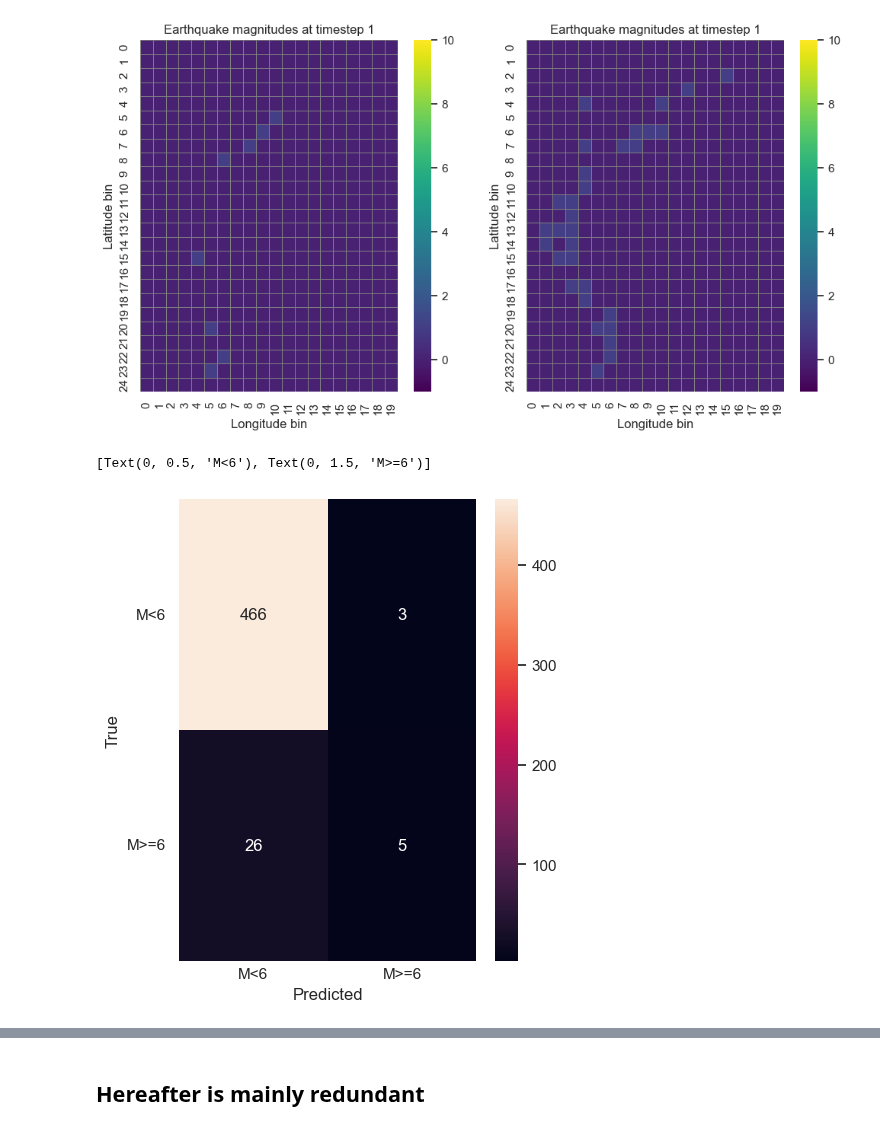
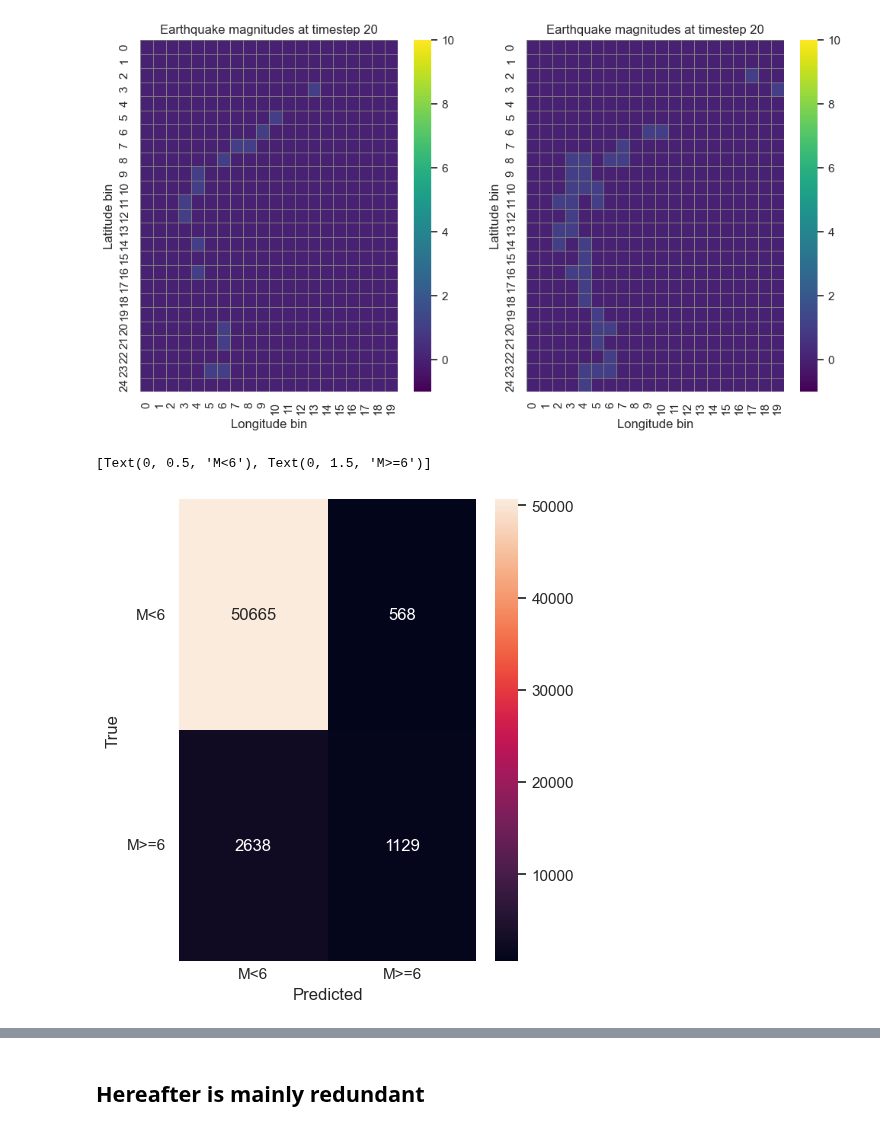
Before and after one commit to TheTrueSquirrel/thesis_spring_2023, a Jupyter notebook: sketch3.ipynb, the cells around one changed output, grey strips where cells are left out. Cells and saved outputs as stored; diff of their text form; code cells hidden in the pictures.

Commit message:
convLSTM best performance until now

```diff
--- a/sketch3.ipynb
+++ b/sketch3.ipynb
@@ -803,7 +807,7 @@ from sklearn.model_selection import train_test_split
 # split data in train en test set
 dataset_convLSTM = tensor_convLSTM.reshape((tensor_convLSTM.shape[1], tensor_convLSTM.shape[2], tensor_convLSTM.shape[3], tensor_convLSTM.shape[4]))
 
-train, val_test = train_test_split(dataset_convLSTM, test_size=.3, shuffle=False, random_state=43)
+train, val_test = train_test_split(dataset_convLSTM, test_size=.4, shuffle=False, random_state=43)
 val, test = train_test_split(val_test, test_size=.5, shuffle=False, random_state=43)
 
 """
@@ -828,11 +834,11 @@ x_test, y_test = create_shifted_frames(test)
 from tensorflow.keras.preprocessing import timeseries_dataset_from_array
 import tensorflow as tf
 
-def dataset_generator(data, seq_length):
+def dataset_generator(data, seq_length, cutoff):
 
-  input_data = data[:-seq_length]
+  input_data = data # data[:-seq_length]
   targets = data[seq_length:]
-  dataset = timeseries_dataset_from_array(input_data, (targets >= 4.5).astype(int), sequence_length=seq_length, sampling_rate=1, sequence_stride=1, shuffle=False, batch_size=len(data))
+  dataset = timeseries_dataset_from_array(input_data, (targets >= cutoff).astype(int), sequence_length=seq_length, sampling_rate=1, sequence_stride=1, shuffle=False, batch_size=len(data))
   """
   for batch in dataset:
     inputs, targets = batch
@@ -842,11 +848,11 @@ def dataset_generator(data, seq_length):
   return dataset
 
 # Set lookback timewindow
-timewindow = 12
+timewindow = 10
 
-train_dataset = dataset_generator(train, timewindow)
-val_dataset = dataset_generator(val, timewindow)
-test_dataset = dataset_generator(test, timewindow)
+train_dataset = dataset_generator(train, timewindow, 4.5)
+val_dataset = dataset_generator(val, timewindow, 4.5)
+test_dataset = dataset_generator(test, timewindow, 4.5)
 
 # Create train set
 for batch in train_dataset:
@@ -870,6 +876,7 @@ y_test = tf.reshape(y_test, shape=[y_test.shape[0], 1, y_test.shape[1], y_test.s
 # %%
 from keras import layers
 import keras
+keras.backend.clear_session()
 
 # Construct the inputut layer with no definite frame size.
 input = layers.Input(shape=(None, *X_train.shape[2:]))
@@ -879,15 +886,7 @@ input = layers.Input(shape=(None, *X_train.shape[2:]))
 x = layers.BatchNormalization()(input)
 x = layers.ConvLSTM2D(
     filters=12,
-    kernel_size=(5, 5),
-    padding="same",
-    return_sequences=True,
-    activation="tanh"
-)(x)
-x = layers.BatchNormalization()(x)
-x = layers.ConvLSTM2D(
-    filters=12,
-    kernel_size=(3, 3),
+    kernel_size=(2, 2),
     padding="same",
     return_sequences=True,
     activation="tanh"
@@ -904,11 +903,11 @@ x = layers.BatchNormalization()(x)
 
 x = layers.Reshape((1, *x.shape[1:]))(x)
 
-x = layers.Conv3D(filters=1, kernel_size=(1, 1, 1), activation="sigmoid", padding="same"
+x = layers.Conv3D(filters=1, kernel_size=(3, 3, 3), activation="sigmoid", padding="same"
 )(x)
 
 # Next, we will build the complete model and compile it.
 model = keras.models.Model(input, x)
-model.compile(loss=keras.losses.binary_crossentropy, optimizer=keras.optimizers.Adam(learning_rate=0.001), metrics=[tf.keras.metrics.Precision(), tf.keras.metrics.Recall(), 'accuracy'])
+model.compile(loss=keras.losses.binary_crossentropy, optimizer=keras.optimizers.Adam(learning_rate=0.0005), metrics=[keras.metrics.Precision(), keras.metrics.Recall(), 'accuracy'])
 print(model.summary())
 # %% [output]
@@ -937,7 +936,7 @@ early_stopping = keras.callbacks.EarlyStopping(monitor="val_loss", patience=3)
 reduce_lr = keras.callbacks.ReduceLROnPlateau(monitor="val_loss", patience=3)
 
 # Define modifiable training hyperparameters.
-epochs = 50
+epochs = 100
 batch_size = 32
 
 # Fit the model to the training data.
@@ -947,6 +946,5 @@ model.fit(x=X_train,
     epochs=epochs,
     validation_data=(X_val, y_val),
     callbacks=[early_stopping, reduce_lr],
-    verbose=1
-)
+    verbose=1)
 # %% [output]
@@ -1007,14 +1005,14 @@ plt.show()
 # %%
 import seaborn as sns
 from sklearn.metrics import confusion_matrix
-p = sns.heatmap(confusion_matrix(np.array(data2).flatten(), data1.flatten()), annot=True, fmt='g')
+p = sns.heatmap(confusion_matrix(np.array(y_test).flatten(), y_pred.flatten() >= 0.5), annot=True, fmt='g')
 p.set_xlabel("Predicted")
 p.set_ylabel("True")
 p.xaxis.set_ticklabels(['M<6', 'M>=6'], ha="center", va="center")
 p.yaxis.set_ticklabels(['M<6', 'M>=6'], rotation=0, va="center")
 # %% [output]
 [Text(0, 0.5, 'M<6'), Text(0, 1.5, 'M>=6')]
-[figure, old version]
+[figure, new version]
 # %%
 from sklearn.metrics import accuracy_score
 from sklearn.metrics import precision_score
```
Also changed, not shown: parts of 8 cells of this notebook.
